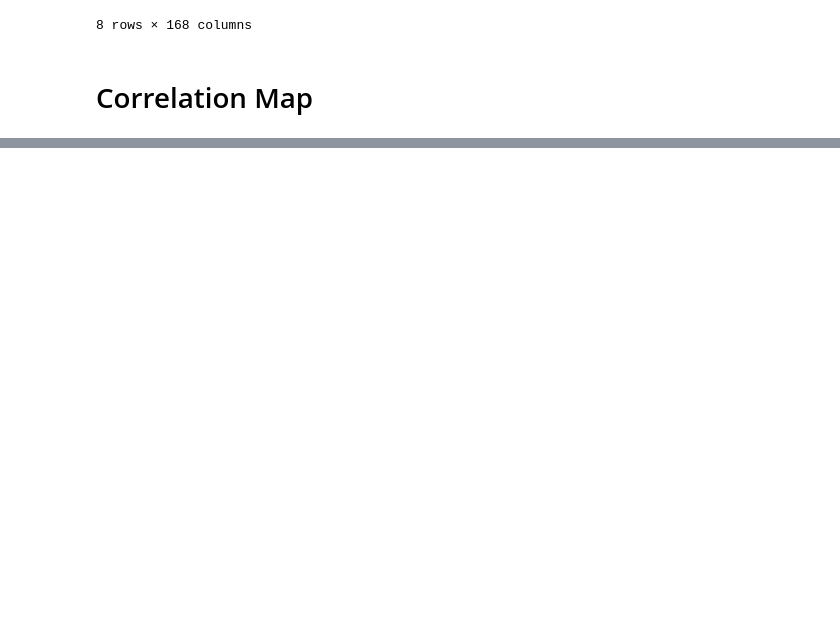
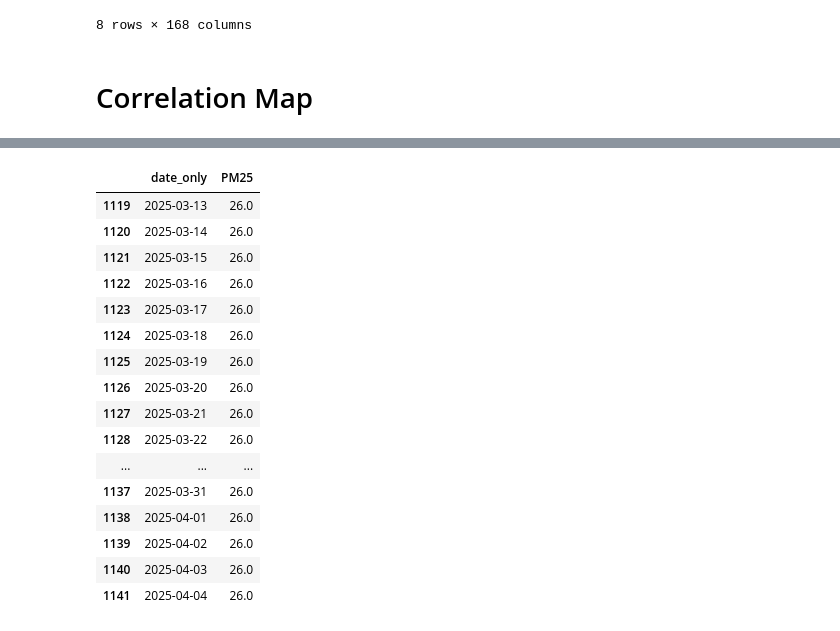
Before and after one commit to SimplySanti/daacc_preficient, a Jupyter notebook: notebooks/WeatherPollutionCorrelation.ipynb, the cells around one changed output, grey strips where cells are left out. Saved outputs shown, nothing was run; the diff lists cells and outputs as text; code cells hidden in the pictures; blank space fills up the shorter version.

```diff
--- a/notebooks/WeatherPollutionCorrelation.ipynb
+++ b/notebooks/WeatherPollutionCorrelation.ipynb
@@ -656,0 +702,2 @@ plt.show()
+# %%
+mean_pollutants["date_only"] = pd.to_datetime(mean_pollutants["date_only"], format="%Y-%m-%d")
@@ -656,0 +718,22 @@ plt.show()
+# %%
+import datetime
+
+mean_pollutants.loc[(mean_pollutants["date_only"] >= datetime.datetime(2025,3, 13)), ["date_only", "PM25"]]
+# %% [output]
+|  | date_only | PM25 |
+| 1119 | 2025-03-13 | 26.0 |
+| 1120 | 2025-03-14 | 26.0 |
+| 1121 | 2025-03-15 | 26.0 |
+| 1122 | 2025-03-16 | 26.0 |
+| 1123 | 2025-03-17 | 26.0 |
+| 1124 | 2025-03-18 | 26.0 |
+| 1125 | 2025-03-19 | 26.0 |
+| 1126 | 2025-03-20 | 26.0 |
+| 1127 | 2025-03-21 | 26.0 |
+| 1128 | 2025-03-22 | 26.0 |
+| ... | ... | ... |
+| 1137 | 2025-03-31 | 26.0 |
+| 1138 | 2025-04-01 | 26.0 |
+| 1139 | 2025-04-02 | 26.0 |
+| 1140 | 2025-04-03 | 26.0 |
+| 1141 | 2025-04-04 | 26.0 |
```
Also changed, not shown: parts of 12 cells of this notebook, 5 other files.
